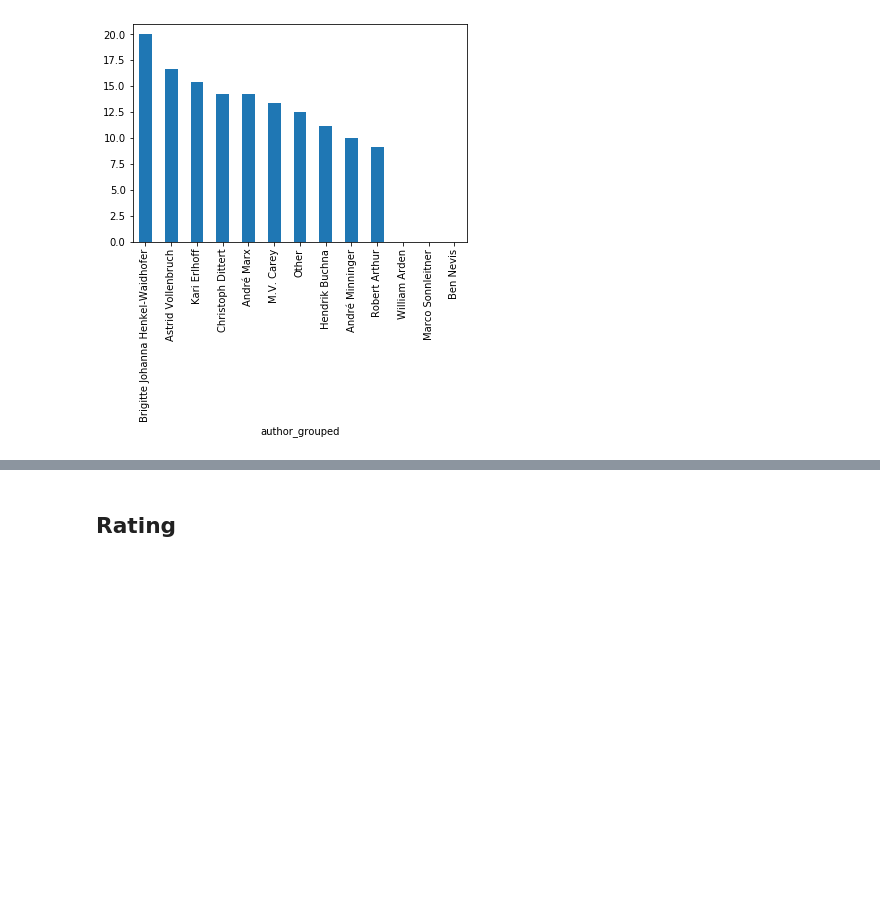
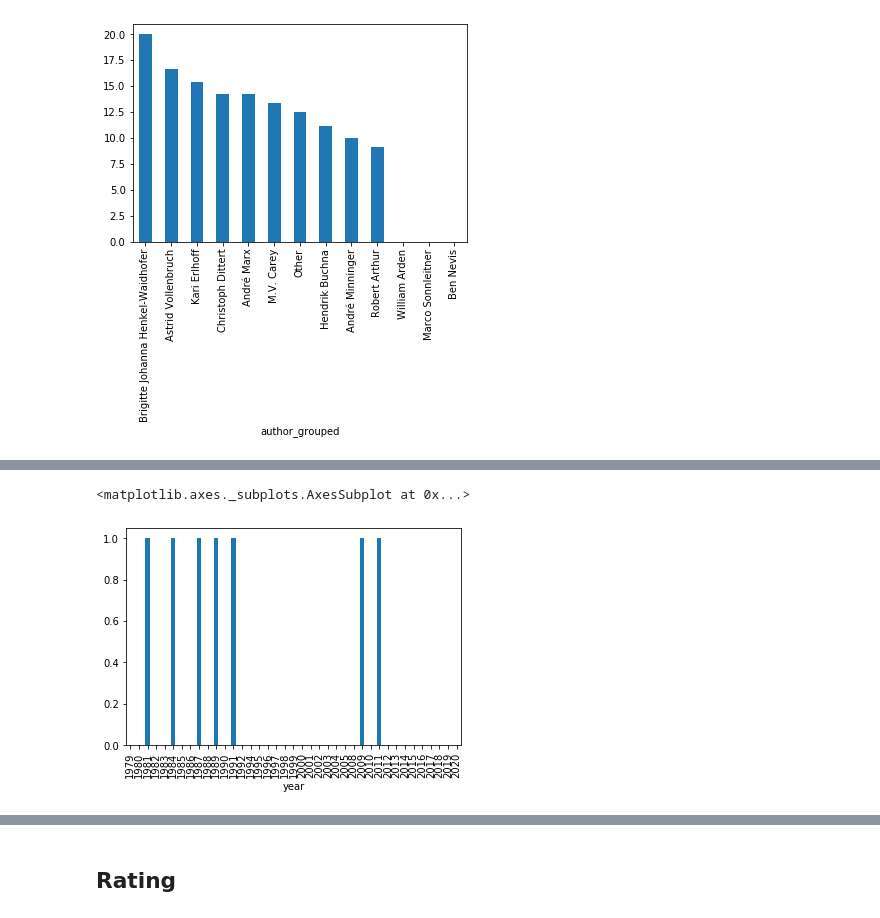
Before and after one commit to Lisa-Ho/three-investigators, a Jupyter notebook: notebooks/three-investigators-part-II.ipynb, the cells around one changed output, grey strips where cells are left out. Saved outputs shown, nothing was run; the diff lists cells and outputs as text; code cells hidden in the pictures; blank space fills up the shorter version.

```diff
--- a/notebooks/three-investigators-part-II.ipynb
+++ b/notebooks/three-investigators-part-II.ipynb
@@ -364,0 +327,5 @@ meta.groupby("author_grouped")["female_side_actors_ratio"].min().sort_values(asc
+# %%
+meta.groupby("year")["title_ethnic"].sum().plot(kind='bar')
+# %% [output]
+<matplotlib.axes._subplots.AxesSubplot at 0x...>
+[figure, added]
```
Also changed, not shown: parts of 20 cells of this notebook, 1 other file.
